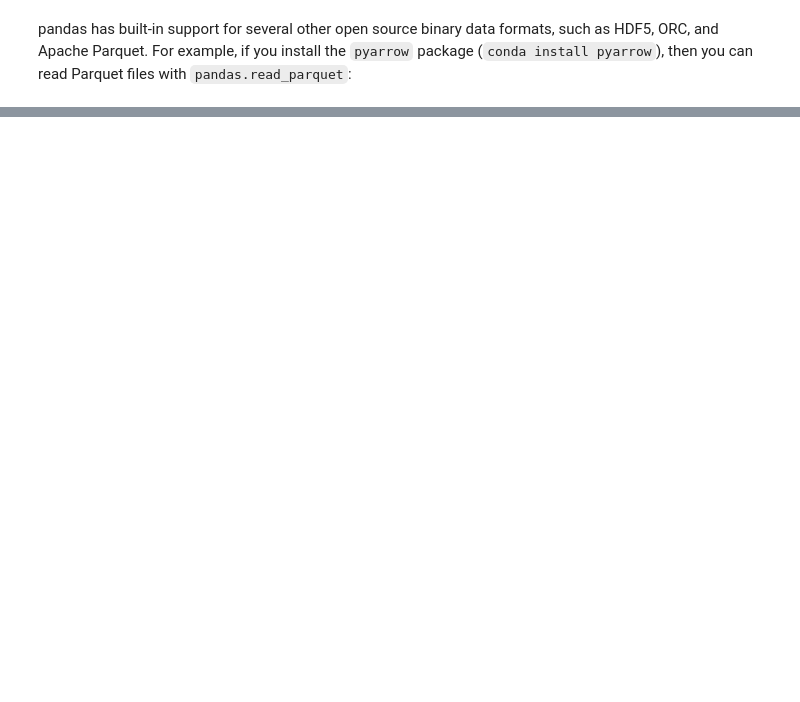
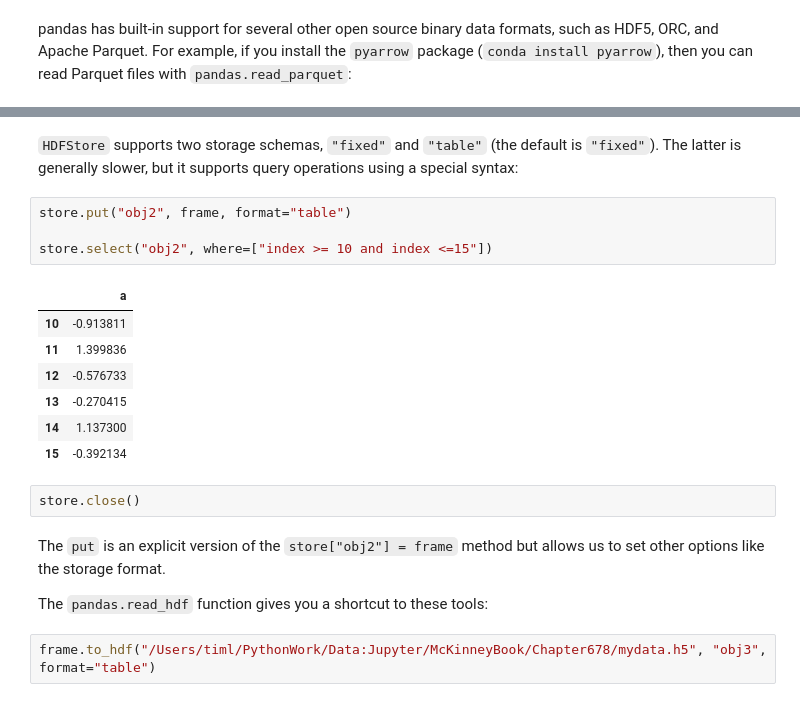
Before and after one commit to TimLinkous/McKinneyBook, a Jupyter notebook: Chapter678/Starter.ipynb, the cells around one changed output, grey strips where cells are left out. Drawn from its saved outputs; the diff is of its cells as text; blank space fills up the shorter version.

```diff
--- a/Chapter678/Starter.ipynb
+++ b/Chapter678/Starter.ipynb
@@ -663,0 +731,22 @@ To use pandas.ExcelFile, create an instance by passing a path to an xls or xlsx
+# %% [markdown]
+`HDFStore` supports two storage schemas, `"fixed"` and `"table"` (the default is `"fixed"`). The latter is generally slower, but it supports query operations using a special syntax:
+# %%
+store.put("obj2", frame, format="table")
+
+store.select("obj2", where=["index >= 10 and index <=15"])
+# %% [output]
+|  | a |
+| 10 | -0.913811 |
+| 11 | 1.399836 |
+| 12 | -0.576733 |
+| 13 | -0.270415 |
+| 14 | 1.137300 |
+| 15 | -0.392134 |
+# %%
+store.close()
+# %% [markdown]
+The `put` is an explicit version of the `store["obj2"] = frame` method but allows us to set other options like the storage format.
+
+The `pandas.read_hdf` function gives you a shortcut to these tools:
+# %%
+frame.to_hdf("/Users/timl/PythonWork/Data:Jupyter/McKinneyBook/Chapter678/mydata.h5", "obj3", format="table")
```
Also changed, not shown: parts of 52 cells of this notebook, 3 other files.
